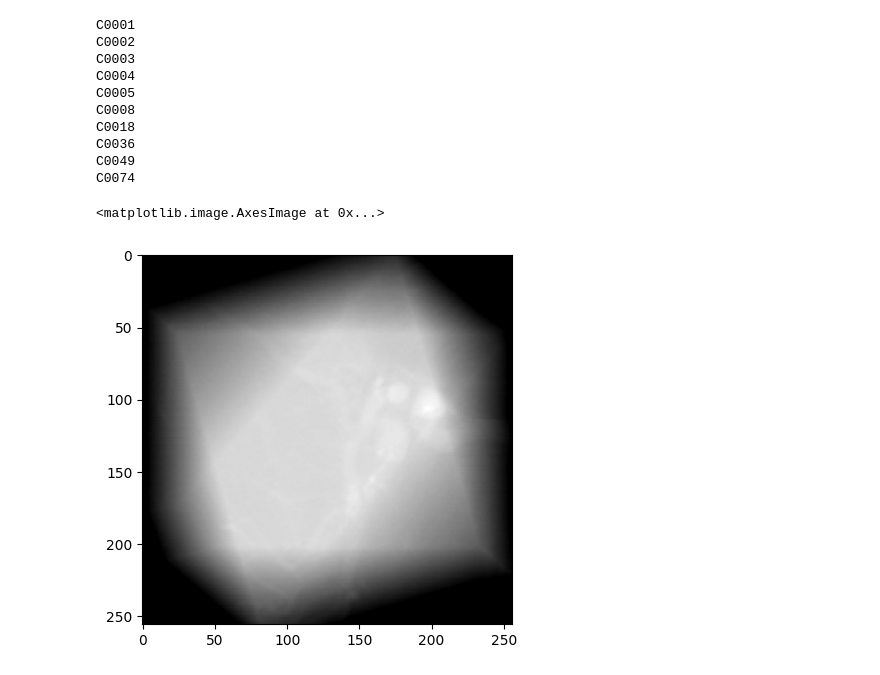
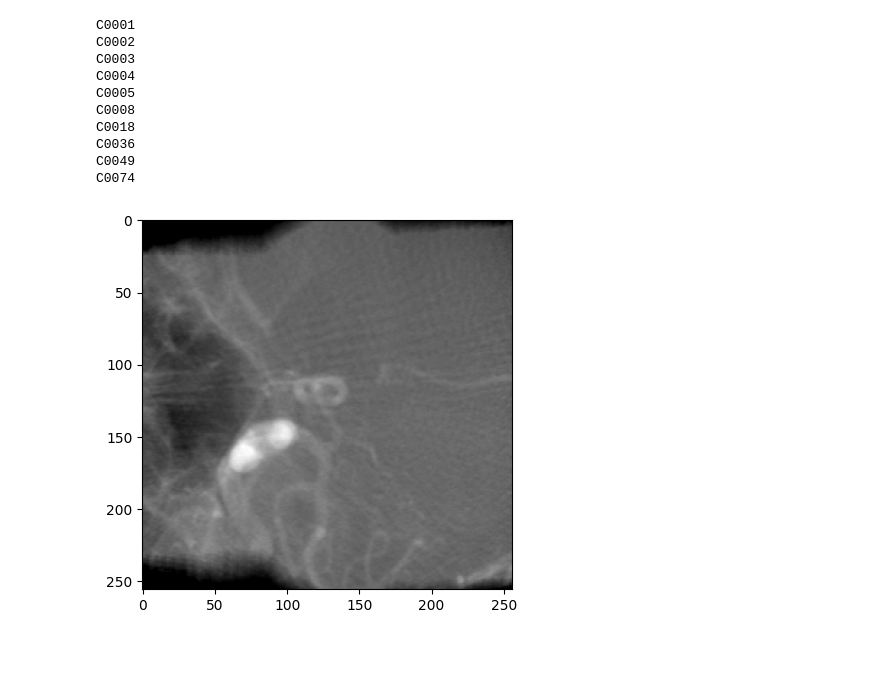
Before and after one commit to Undefined1234/TeamChallenge_Group6, a Jupyter notebook: DRR.ipynb, the cells around one changed output. Drawn from its saved outputs; the diff is of its cells as text; code cells hidden in the pictures.

```diff
--- a/DRR.ipynb
+++ b/DRR.ipynb
@@ -160,6 +160,11 @@ def generate_drr(volume, segmentation, aneurysm_neck_seg, alpha=0, theta=0, a=1)
     count_2 = np.sum(rotated_seg_int == 2, axis=2)
     count_neck = np.sum(rotated_neck_int == 1, axis=2)
 
+    minval = np.percentile(drr_img, 3)
+    maxval = np.percentile(drr_img, 100)
+    drr_img = np.clip(drr_img, minval, maxval)
+    drr_img = 255*(drr_img-minval)/(maxval-minval)
+
     return drr_img, count_1, count_2, count_neck
 # %%
 def calculate_visibility_score(count_aneurysm, count_vessel, count_neck):
@@ -238,11 +243,8 @@ for patient_ID in os.listdir(folder_path):
             drr_img[drr_img<0.01] = 0
 
             drr_filename = patient_ID + '_X' + str(theta) + '_Y' + str(alpha)
-            drr_filepath = 'dataset2\\DRR_images\\' + drr_filename # Change path
+            drr_filepath = 'dataset3\\DRR_images\\' + drr_filename # Change path
 
-            # drr_img = np.nan_to_num(drr_img, nan=0, posinf=0, neginf=0)
-            # drr_img = np.maximum(drr_img, 0)
-            drr_img = 255*(drr_img-np.min(drr_img))/(np.max(drr_img)-np.min(drr_img))
             # drr_img = np.clip(drr_img, 0, 255)
             drr_img_uint8 = drr_img.astype(np.uint8)
 
@@ -270,5 +272,5 @@ for patient_ID in os.listdir(folder_path):
 
             # time.sleep(2)
 
-    fname = 'dataset2\\excel\\' + patient_ID + '.xlsx' # Change path
+    fname = 'dataset3\\excel\\' + patient_ID + '.xlsx' # Change path
     wb.save(filename = fname)
@@ -352,23 +368,22 @@ C0036
 C0049
 C0074
 # %%
-img = np.uint8(drr_img_sorted[-1]/np.max(drr_img_sorted[-1]) * 255)
-minval = np.percentile(img, 15)
+img = np.uint8(drr_img_sorted[0]/np.max(drr_img_sorted[0]) * 255)
+minval = np.percentile(img, 3)
 maxval = np.percentile(img, 100)
-pixvals = np.clip(img, minval, maxval)
-pixvals = ((pixvals - minval) / (maxval - minval)) * 255
+img = np.clip(img, minval, maxval)
+# pixvals = ((pixvals - minval) / (maxval - minval)) * 255
 
 # ft = np.fft.ifftshift(img)
 # ft = np.fft.fft2(ft)
 # ft = np.fft.fftshift(ft)
 # # ft[:,120:136] = 1
 # ft[122:134,122:134] = 1
 
 # ift = np.fft.ifftshift(ft)
 # ift = np.fft.ifft2(ift)
 # ift = np.fft.fftshift(ift).real
-plt.imshow(pixvals,cmap='gray')
+plt.imshow(img,cmap='gray');
 # np.log(abs(ft))
 # %% [output]
-<matplotlib.image.AxesImage at 0x...>
-[figure, old version]
+[figure, new version]
```
Also changed, not shown: parts of 5 cells of this notebook.
